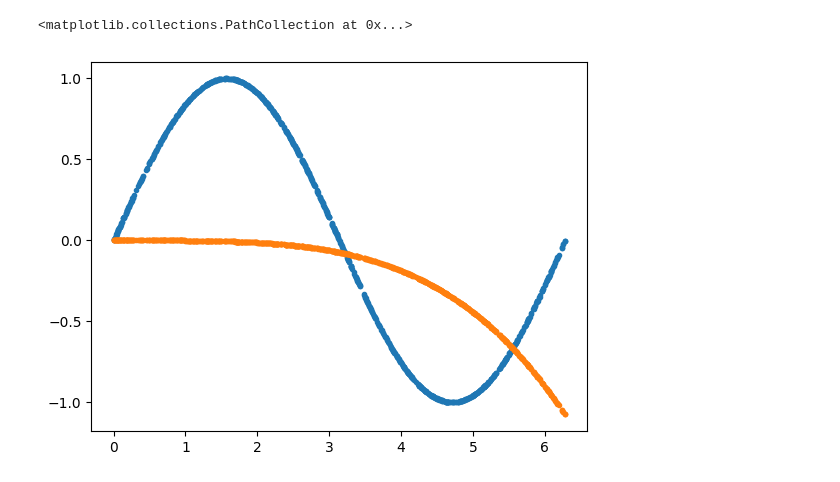
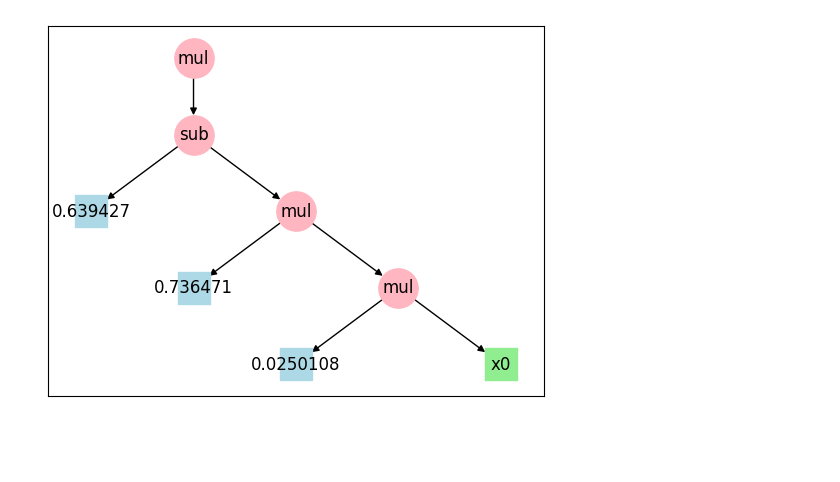
Before and after one commit to squillero/gxgp, a Jupyter notebook: playground.ipynb, the cells around one changed output. Saved outputs shown, nothing was run; the diff lists cells and outputs as text; code cells hidden in the pictures; blank space fills up the shorter version.

```diff
--- a/playground.ipynb
+++ b/playground.ipynb
@@ -67,11 +16,4 @@ best_ind.draw()
-# %%
-import matplotlib.pyplot as plt
-
-y_pred = GP.evaluate(best_ind, ts.X)
-plt.figure()
-#plt.title(best_ind.long_name)
-plt.scatter([x[0] for x in ts.X], ts.y, marker='.')
-plt.scatter([x[0] for x in ts.X], y_pred, marker='.')
-# %% [output]
-<matplotlib.collections.PathCollection at 0x...>
-[figure, removed]
+# %%
+i2.draw()
+# %% [output]
+[figure, added]
```
Also changed, not shown: parts of 9 cells of this notebook, 13 other files.
